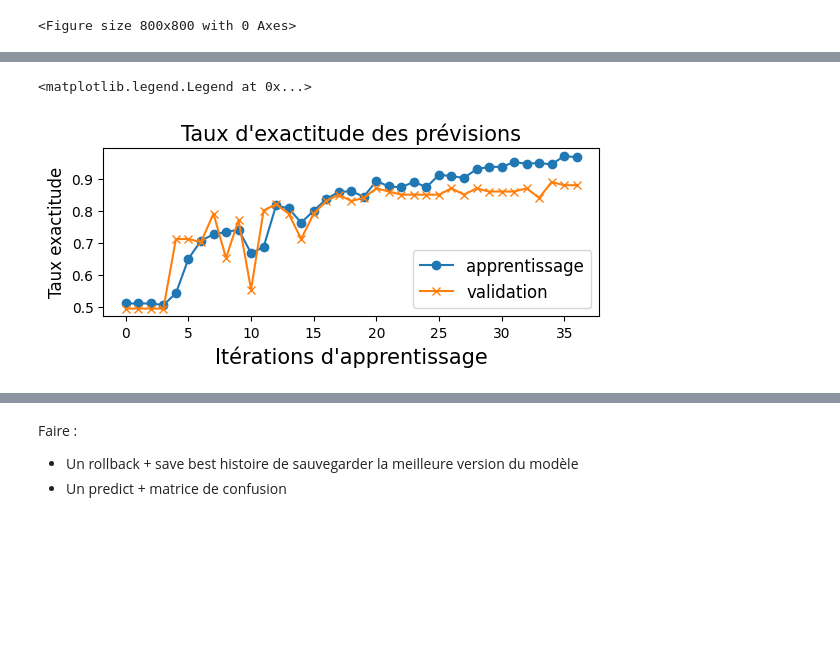
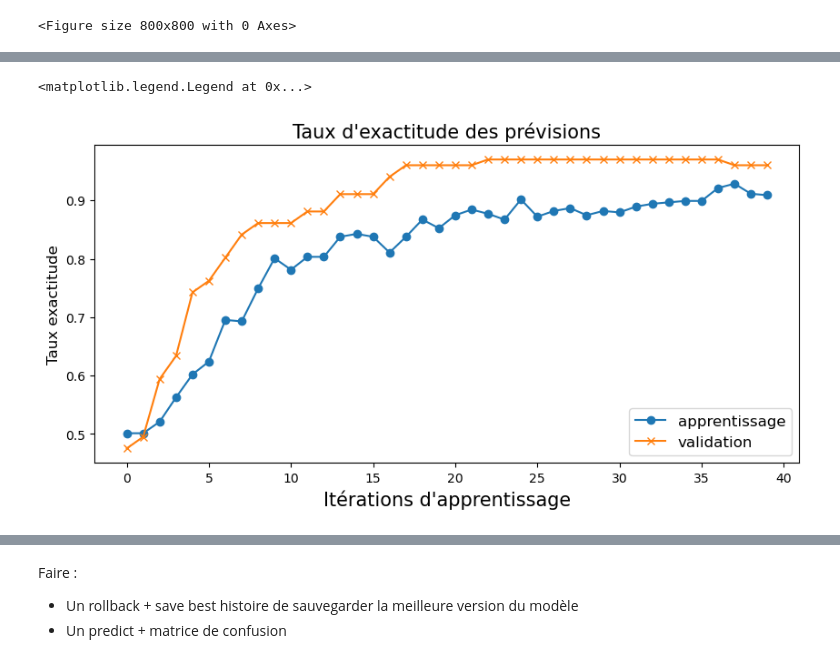
Before and after one commit to Spokay/Wildlens_CNN, a Jupyter notebook: notebooks/binary_model.ipynb, the cells around one changed output, grey strips where cells are left out. Cells and saved outputs as stored; diff of their text form; code cells hidden in the pictures; blank space fills up the shorter version.

Commit message:
binary model done

```diff
--- a/notebooks/binary_model.ipynb
+++ b/notebooks/binary_model.ipynb
@@ -21,15 +14,16 @@ epochs = 37
 # %%
 # Construire le dataset à partir du folder
 
-image_size = (256, 256)
-
+image_size = (128, 128)
+batch_size = 64
 train_ds, val_ds = keras.utils.image_dataset_from_directory(
     "/home/shared/Dataset_wildlens",
     validation_split=0.2,
     subset="both",
-    seed=1337,
+    seed=1,
     image_size=image_size,
     batch_size=batch_size,
+    color_mode="rgb"
 )
 # %% [output]
 Found 508 files belonging to 2 classes.
@@ -90,6 +104,25 @@ binary_model = tf.keras.Sequential([
+# %%
+
+preprocessing_layer = tf.keras.Sequential([
+    layers.Resizing(128, 128),
+    layers.Rescaling(1./255),
+    layers.RandomRotation(0.1),
+    layers.RandomZoom(0.1)
+])
+
+base_model = tf.keras.applications.MobileNetV2(input_shape=(128, 128, 3),
+                                               include_top=False,
+                                               weights='imagenet')
+base_model.trainable = False
+
+model = tf.keras.Sequential([
+    preprocessing_layer,
+    base_model,
+    layers.GlobalAveragePooling2D(),
+    layers.Dropout(0.4),
+    layers.Dense(64, activation='relu'),
+    layers.Dropout(0.3),
+    layers.Dense(1, activation='sigmoid')
+])
 # %%
-binary_model.compile(
-    optimizer=keras.optimizers.Adam(1e-4),
-    loss="binary_crossentropy",
-    metrics=['accuracy']
-)
+model.compile(optimizer=keras.optimizers.AdamW(1e-4), loss='binary_crossentropy', metrics=['accuracy'])
@@ -121,8 +129,10 @@ Model: "sequential_24"
 # %%
-hist=binary_model.fit(
+epochs = 40
+
+hist = model.fit(
    train_ds,
    epochs=epochs,
    batch_size=batch_size,
-   validation_data=val_ds
+   validation_data=val_ds,
 )
 # %% [output]
@@ -151,14 +165,15 @@ plt.figure(figsize=(8,8))
 # %%
+plt.figure(figsize=(10,10))
 plt.subplot(2,1,1)
 plt.plot(hist.history['accuracy'],'o-')
 plt.plot(hist.history['val_accuracy'],'x-')
 plt.title("Taux d'exactitude des prévisions",fontsize=15)
 plt.ylabel('Taux exactitude',fontsize=12)
 plt.xlabel("Itérations d'apprentissage",fontsize=15)
 plt.legend(['apprentissage', 'validation'], loc='lower right',fontsize=12)
 # %% [output]
 <matplotlib.legend.Legend at 0x...>
-[figure, old version]
+[figure, new version]
 # %%
 binary_model.predict
 # %% [output]
```
Also changed, not shown: parts of 13 cells of this notebook, 8 other files.
